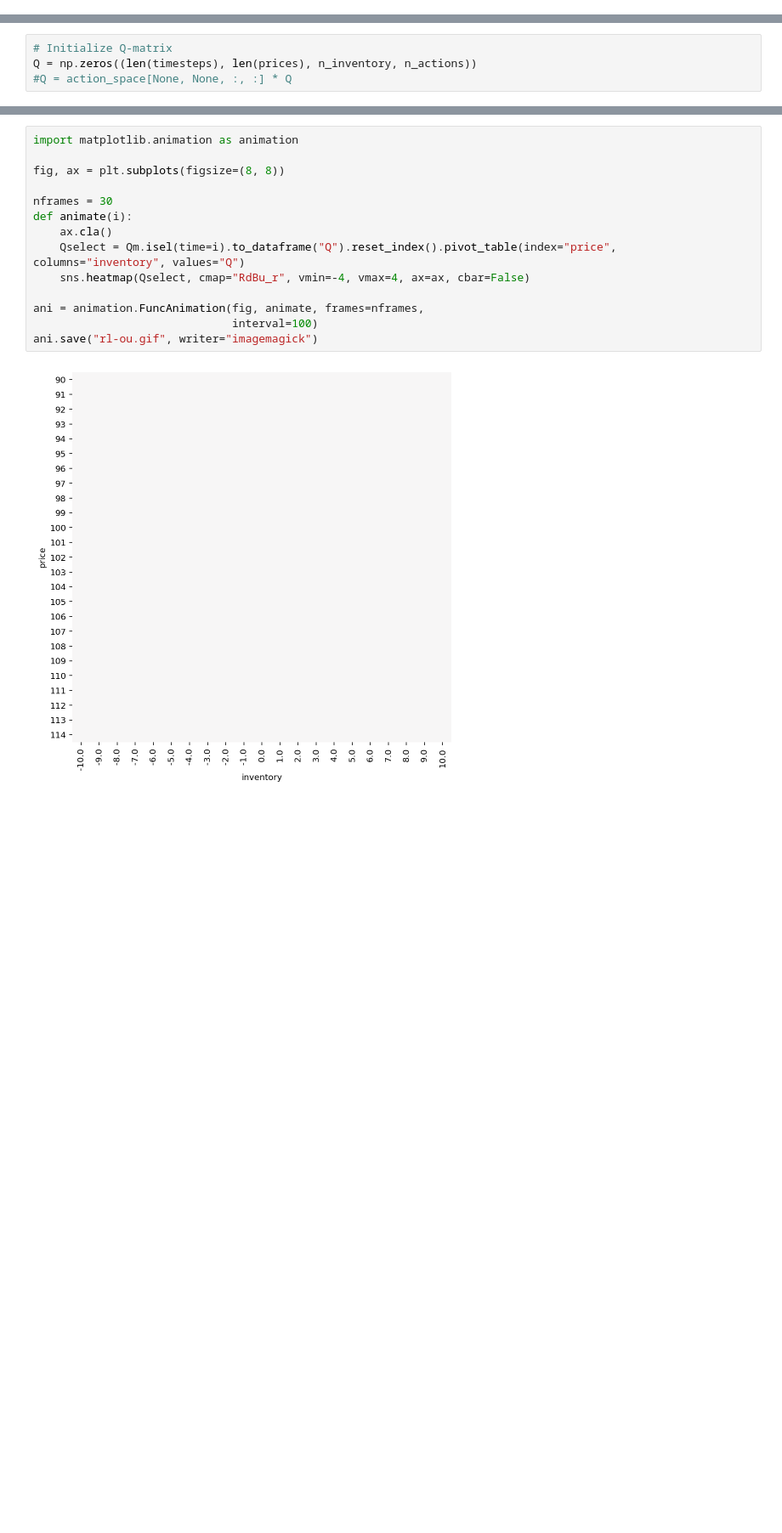
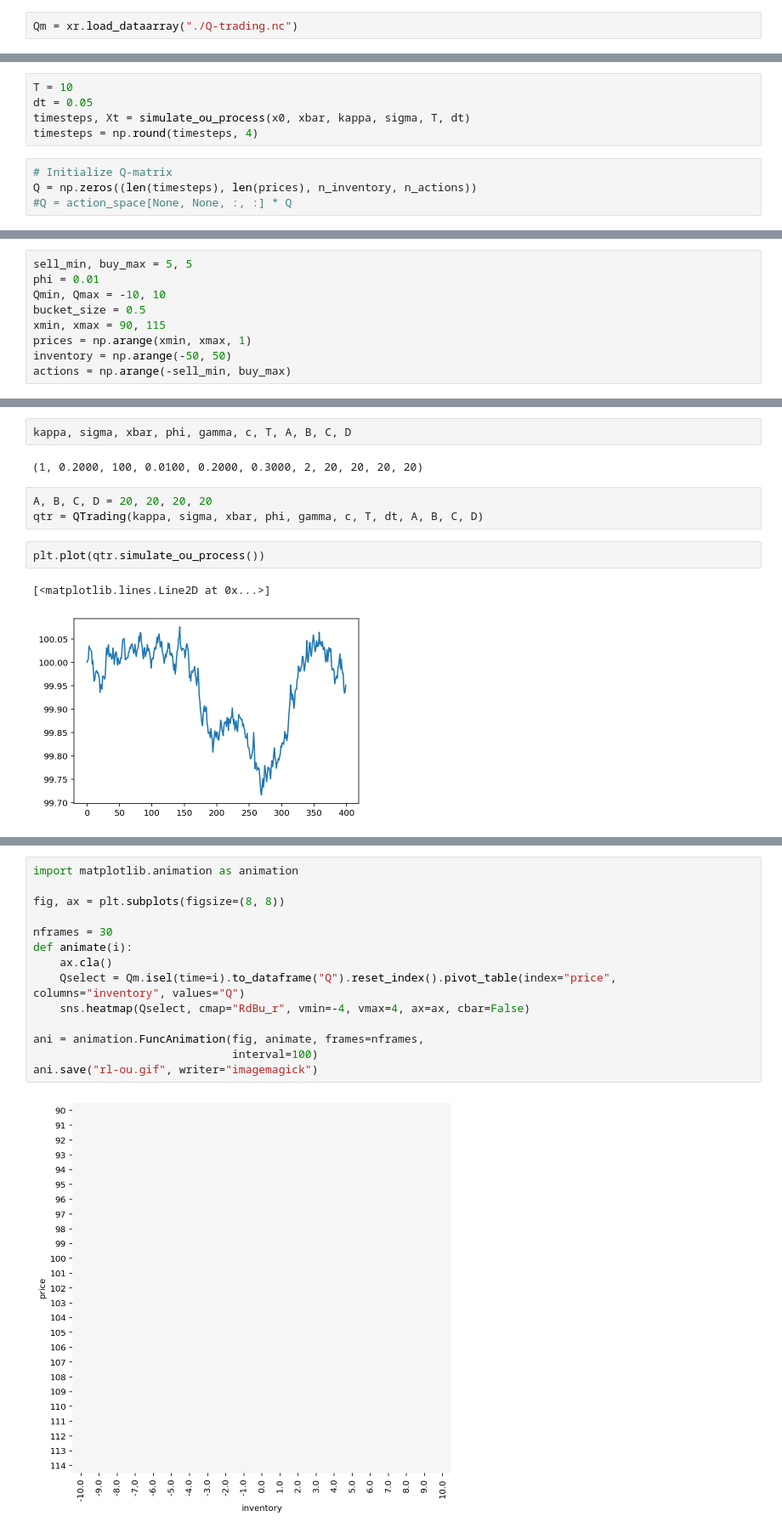
Before and after one commit to gerdm/rl-ou-process, a Jupyter notebook: q-learning-optimal-trading.ipynb, the cells around one changed output, grey strips where cells are left out. Shown at 85% size. Drawn from its saved outputs; the diff is of its cells as text; blank space fills up the shorter version.

```diff
--- a/q-learning-optimal-trading.ipynb
+++ b/q-learning-optimal-trading.ipynb
@@ -133,6 +134,8 @@ plt.axhline(y=xbar, c="black", linestyle="--")
 # %% [output]
 <matplotlib.lines.Line2D at 0x...>
 [figure]
+# %%
+Qm = xr.load_dataarray("./Q-trading.nc")
 # %%
 sell_min, buy_max = 5, 5
 phi = 0.01
@@ -264,5 +265,10 @@ possible_actions = possible_actions[(Qmin <=  possible_actions) & (possible_acti
 # %% [markdown]
 ## Dirty Work
+# %%
+T = 10
+dt = 0.05
+timesteps, Xt = simulate_ou_process(x0, xbar, kappa, sigma, T, dt)
+timesteps = np.round(timesteps, 4)
 # %%
 # Initialize Q-matrix
 Q = np.zeros((len(timesteps), len(prices), n_inventory, n_actions))
@@ -269,0 +283,9 @@ Q = np.zeros((len(timesteps), len(prices), n_inventory, n_actions))
+# %%
+sell_min, buy_max = 5, 5
+phi = 0.01
+Qmin, Qmax = -10, 10
+bucket_size = 0.5
+xmin, xmax = 90, 115
+prices = np.arange(xmin, xmax, 1)
+inventory = np.arange(-50, 50)
+actions = np.arange(-sell_min, buy_max)
@@ -269,0 +369,12 @@ Q = np.zeros((len(timesteps), len(prices), n_inventory, n_actions))
+# %%
+kappa, sigma, xbar, phi, gamma, c, T, A, B, C, D
+# %% [output]
+(1, 0.2000, 100, 0.0100, 0.2000, 0.3000, 2, 20, 20, 20, 20)
+# %%
+A, B, C, D = 20, 20, 20, 20
+qtr = QTrading(kappa, sigma, xbar, phi, gamma, c, T, dt, A, B, C, D)
+# %%
+plt.plot(qtr.simulate_ou_process())
+# %% [output]
+[<matplotlib.lines.Line2D at 0x...>]
+[figure, added]
```
Also changed, not shown: parts of 26 cells of this notebook.
